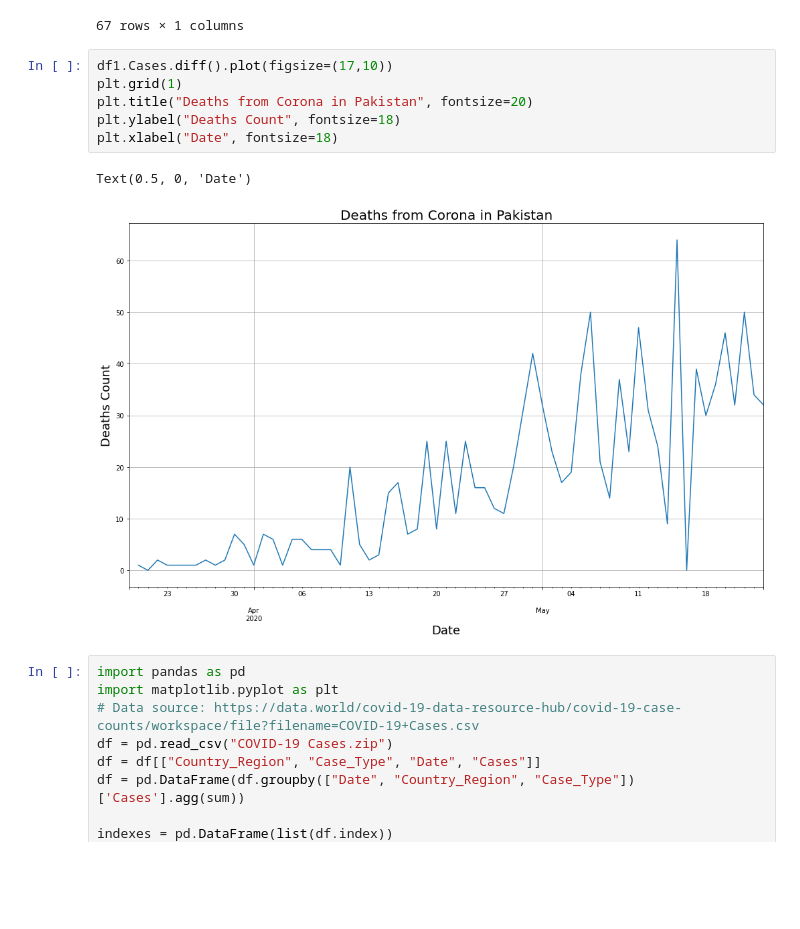
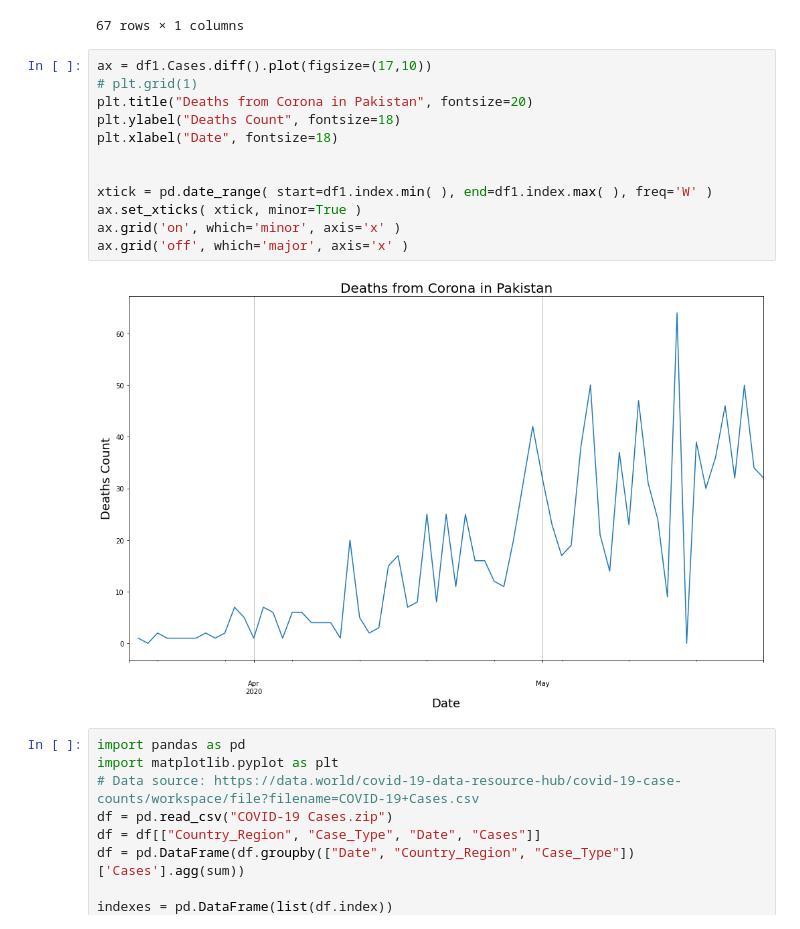
Before and after one commit to amirsaleem1990/Corona-Analysis, a Jupyter notebook: Corona Analysis.ipynb, the cells around one changed output. Cells and saved outputs as stored; diff of their text form; blank space fills up the shorter version.

```diff
--- a/Corona Analysis.ipynb
+++ b/Corona Analysis.ipynb
@@ -25,14 +25,19 @@ df1
 | 2020-05-24 | 1133 |
 67 rows × 1 columns
 # %%
-df1.Cases.diff().plot(figsize=(17,10))
-plt.grid(1)
+ax = df1.Cases.diff().plot(figsize=(17,10))
+# plt.grid(1)
 plt.title("Deaths from Corona in Pakistan", fontsize=20)
 plt.ylabel("Deaths Count", fontsize=18)
 plt.xlabel("Date", fontsize=18)
+
+
+xtick = pd.date_range( start=df1.index.min( ), end=df1.index.max( ), freq='W' )
+ax.set_xticks( xtick, minor=True )
+ax.grid('on', which='minor', axis='x' )
+ax.grid('off', which='major', axis='x' )
 # %% [output]
-Text(0.5, 0, 'Date')
-[figure, old version]
+[figure, new version]
 # %%
 import pandas as pd
 import matplotlib.pyplot as plt
```
